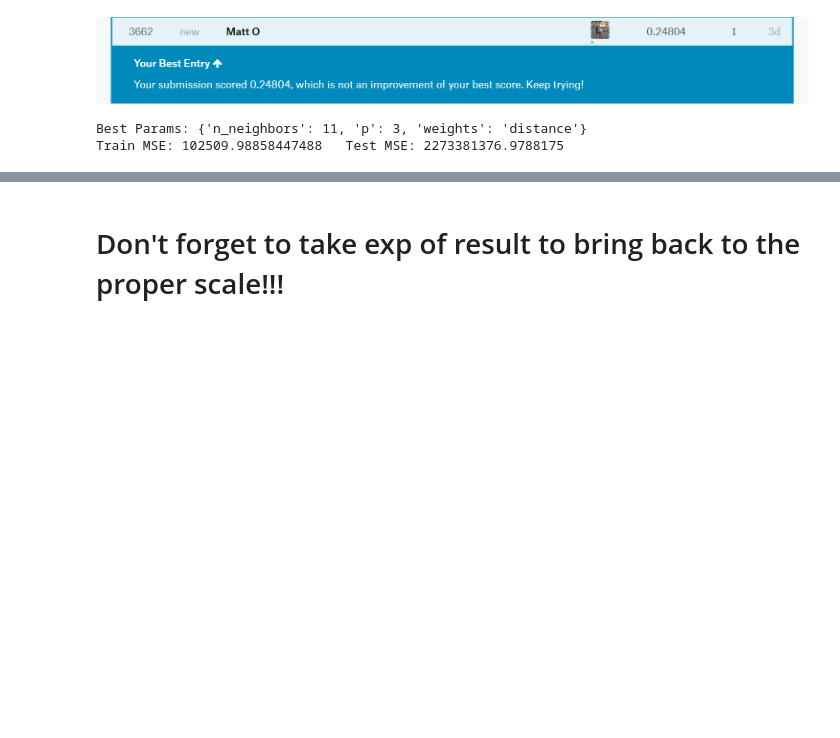
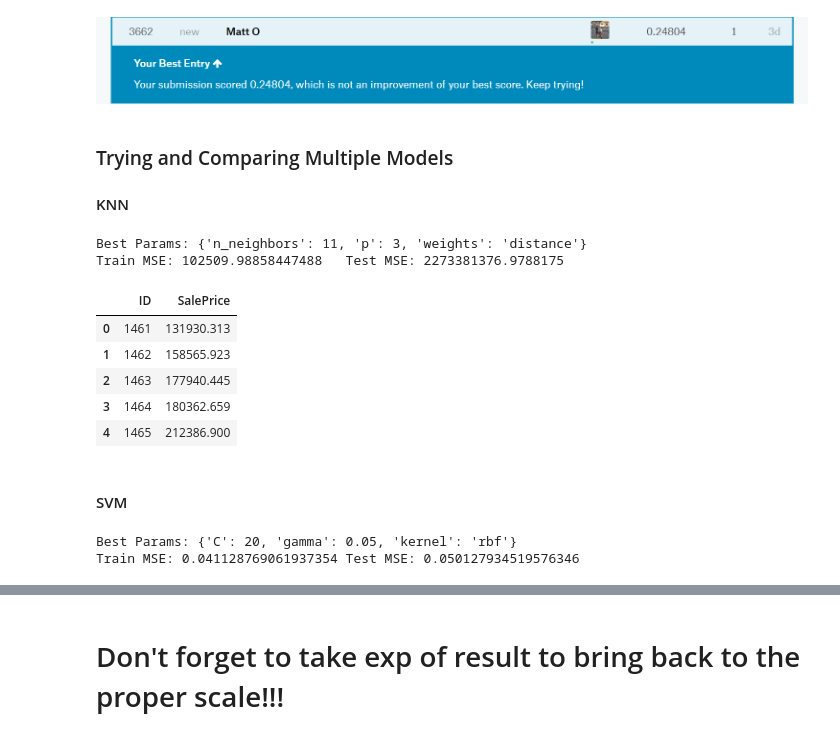
Before and after one commit to mjoehler94/BYU_Econ213R_Projects, a Jupyter notebook: Homeworks/Hw2 Housing/HousingPrices.ipynb, the cells around one changed output, grey strips where cells are left out. Cells and saved outputs as stored; diff of their text form; code cells hidden in the pictures; blank space fills up the shorter version.

```diff
--- a/Homeworks/Hw2 Housing/HousingPrices.ipynb
+++ b/Homeworks/Hw2 Housing/HousingPrices.ipynb
@@ -470,3 +462,6 @@ Image("board_bench.PNG")
+# %% [markdown]
+### Trying and Comparing Multiple Models
+#### KNN
 # %%
 target = y_train_raw
 X = clean_train
@@ -483,3 +478,37 @@ print("Train MSE: {}\tTest MSE: {}".format(mean_squared_error(y_train, y_pred_tr
 # %% [output]
 Best Params: {'n_neighbors': 11, 'p': 3, 'weights': 'distance'}
 Train MSE: 102509.98858447488   Test MSE: 2273381376.9788175
+# %%
+best_KNN = KNeighborsRegressor(n_neighbors=11, weights='distance', p = 3 )
+best_KNN.fit(clean_train,y_train_raw)
+KNNpreds = best_KNN.predict(clean_test)
+
+#save results to csv to submit to kaggle
+knn_outcome = pd.DataFrame({"ID":test_data.Id,"SalePrice":KNNpreds})
+knn_outcome.to_csv("knn_out.csv",index=False)
+knn_outcome.head()
+# %% [output]
+|  | ID | SalePrice |
+| 0 | 1461 | 131930.313 |
+| 1 | 1462 | 158565.923 |
+| 2 | 1463 | 177940.445 |
+| 3 | 1464 | 180362.659 |
+| 4 | 1465 | 212386.900 |
+# %% [markdown]
+#### SVM
+# %%
+target = y_train_log
+X = clean_train
+X_train, X_test, y_train, y_test = train_test_split(X, target, test_size=0.20, random_state=42)
+reg = SVR()
+gridsearch = GridSearchCV(reg, {"kernel": ['rbf',], "C": [0.1,1,2,3,4,5,20,50,100,150,200,250],
+                                'gamma': ['auto', 0.01, 0.05, 0.005]}, scoring='neg_mean_squared_error')
+gridsearch.fit(X_train, y_train)
+print("Best Params: {}".format(gridsearch.best_params_))
+y_pred_train = gridsearch.predict(X_train)
+y_pred_test = gridsearch.predict(X_test)
+print("Train MSE: {}\tTest MSE: {}".format(mean_squared_error(y_train, y_pred_train),
+                                           mean_squared_error(y_test, y_pred_test)))
+# %% [output]
+Best Params: {'C': 20, 'gamma': 0.05, 'kernel': 'rbf'}
+Train MSE: 0.041128769061937354 Test MSE: 0.050127934519576346
```
Also changed, not shown: parts of 3 cells of this notebook, 2 other files.
